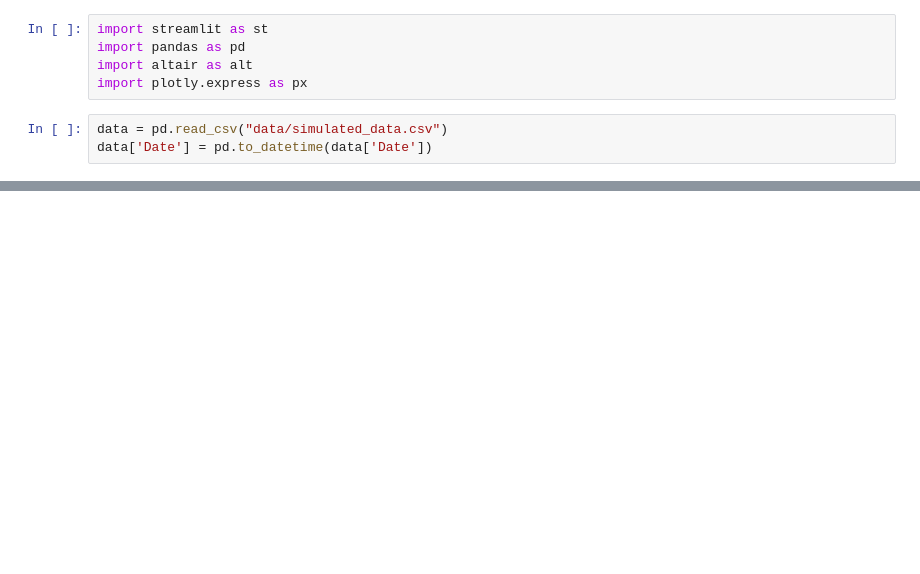
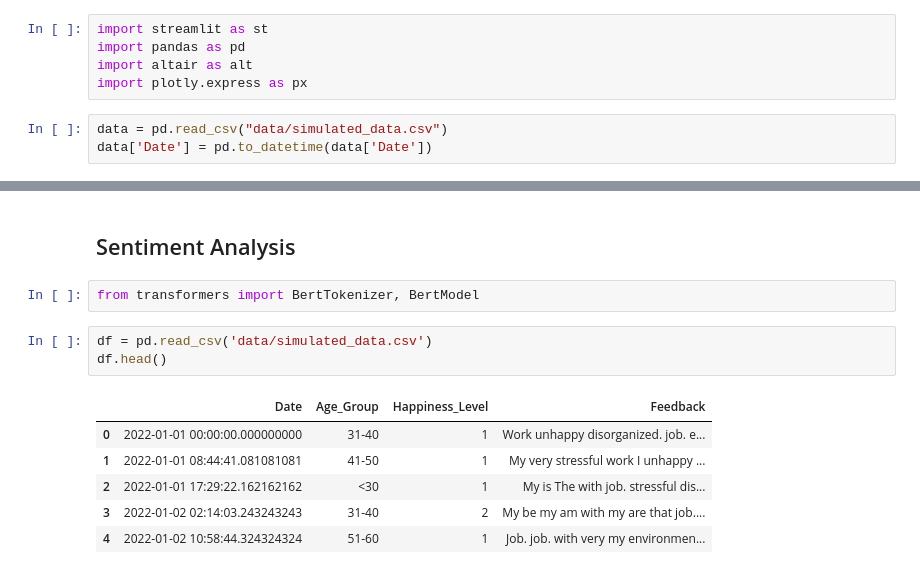
Before and after one commit to RMKruse/DashBoard, a Jupyter notebook: test.ipynb, the cells around one changed output, grey strips where cells are left out. Drawn from its saved outputs; the diff is of its cells as text; blank space fills up the shorter version.

```diff
--- a/test.ipynb
+++ b/test.ipynb
@@ -64,0 +62,14 @@ fig.show()
+# %% [markdown]
+## Sentiment Analysis
+# %%
+from transformers import BertTokenizer, BertModel
+# %%
+df = pd.read_csv('data/simulated_data.csv')
+df.head()
+# %% [output]
+|  | Date | Age_Group | Happiness_Level | Feedback |
+| 0 | 2022-01-01 00:00:00.000000000 | 31-40 | 1 | Work unhappy disorganized. job. e... |
+| 1 | 2022-01-01 08:44:41.081081081 | 41-50 | 1 | My very stressful work I unhappy ... |
+| 2 | 2022-01-01 17:29:22.162162162 | <30 | 1 | My is The with job. stressful dis... |
+| 3 | 2022-01-02 02:14:03.243243243 | 31-40 | 2 | My be my am with my are that job.... |
+| 4 | 2022-01-02 10:58:44.324324324 | 51-60 | 1 | Job. job. with very my environmen... |
```
Also changed, not shown: parts of 15 cells of this notebook, 1 other file.
